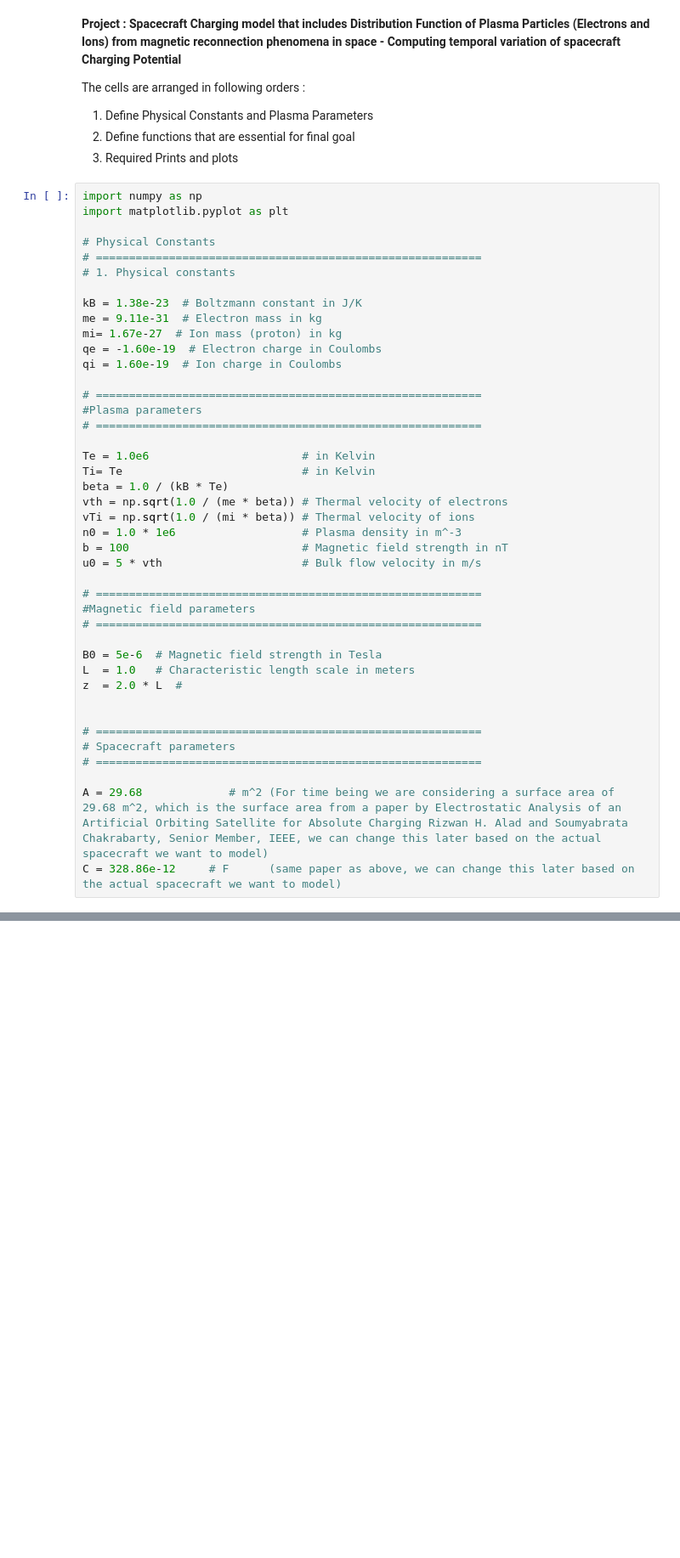
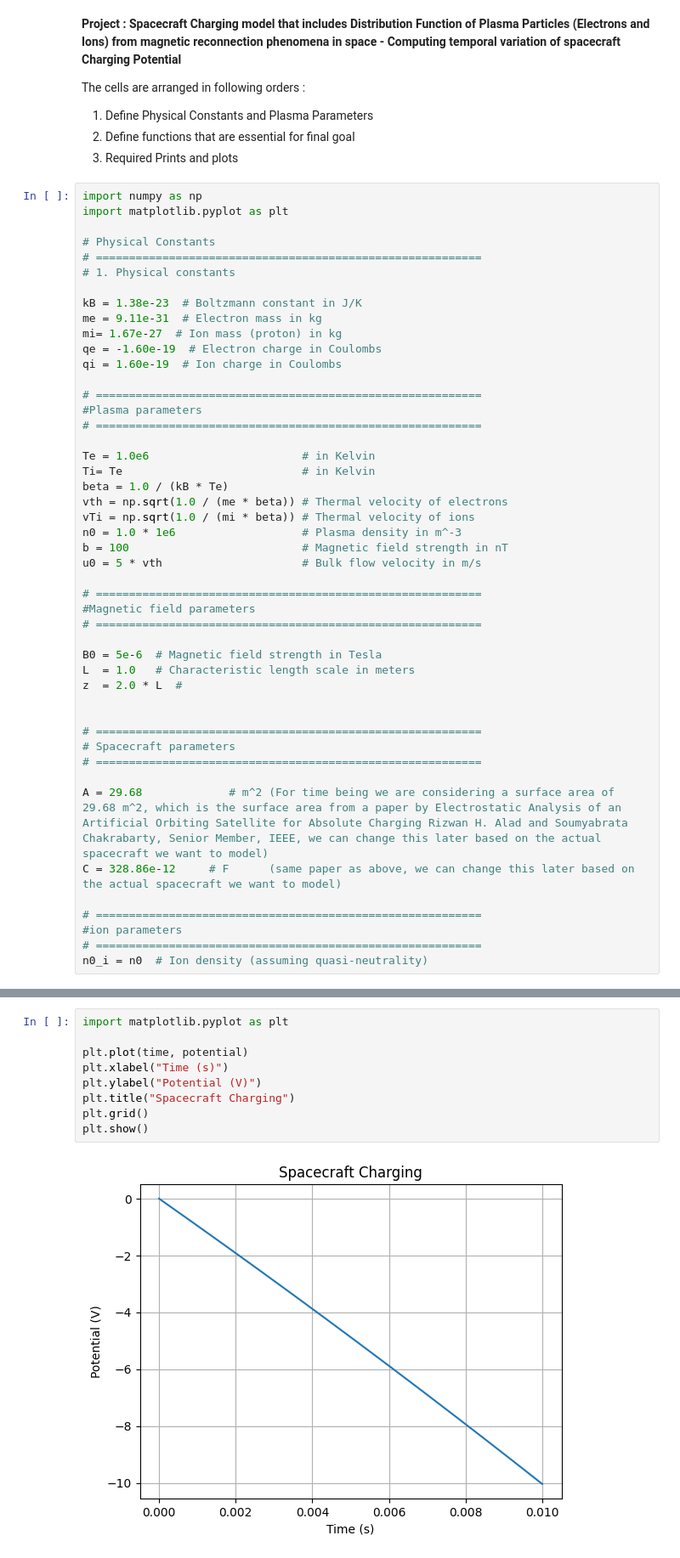
Before and after one commit to shrijaya0601/SpacecraftCharging, a Jupyter notebook: Magnetic reconnection model.ipynb, the cells around one changed output, grey strips where cells are left out. Shown at 85% size. Cells and saved outputs as stored; diff of their text form; blank space fills up the shorter version.

```diff
--- a/Magnetic reconnection model.ipynb
+++ b/Magnetic reconnection model.ipynb
@@ -47,6 +47,11 @@ z  = 2.0 * L  #
 
 A = 29.68             # m^2 (For time being we are considering a surface area of 29.68 m^2, which is the surface area from a paper by Electrostatic Analysis of an Artificial Orbiting Satellite for Absolute Charging Rizwan H. Alad and Soumyabrata Chakrabarty, Senior Member, IEEE, we can change this later based on the actual spacecraft we want to model)
 C = 328.86e-12     # F      (same paper as above, we can change this later based on the actual spacecraft we want to model)
+
+# ==========================================================
+#ion parameters
+# ==========================================================
+n0_i = n0  # Ion density (assuming quasi-neutrality)
 # %%
 #Magnetic vector Potential Components
 
@@ -202,0 +423,11 @@ def Fe_y(py, He_y,u0, n0, b, vth, beta, me):
+# %%
+import matplotlib.pyplot as plt
+
+plt.plot(time, potential)
+plt.xlabel("Time (s)")
+plt.ylabel("Potential (V)")
+plt.title("Spacecraft Charging")
+plt.grid()
+plt.show()
+# %% [output]
+[figure, added]
```
Also changed, not shown: parts of 2 cells of this notebook.
